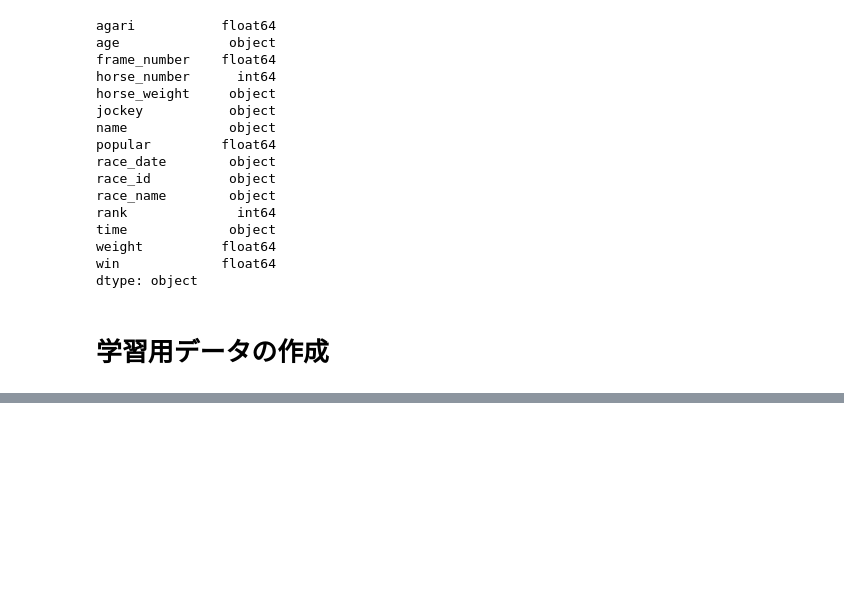
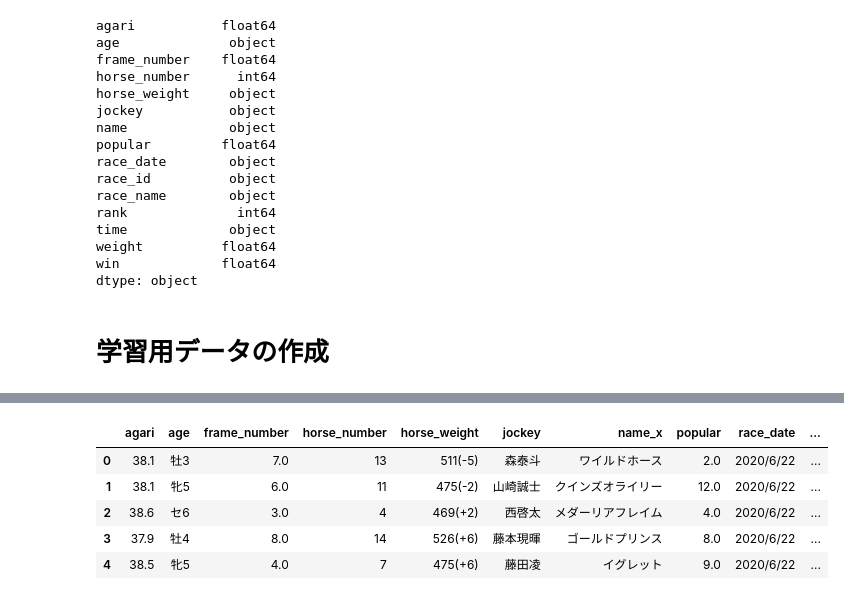
Before and after one commit to monda00/horse-race-notebook, a Jupyter notebook: horse_race_EDA.ipynb, the cells around one changed output, grey strips where cells are left out. Cells and saved outputs as stored; diff of their text form; code cells hidden in the pictures; blank space fills up the shorter version.

```diff
--- a/horse_race_EDA.ipynb
+++ b/horse_race_EDA.ipynb
@@ -646,0 +710,9 @@ dtype: object
+# %%
+train_df.head()
+# %% [output]
+|  | agari | age | frame_number | horse_number | horse_weight | jockey | name_x | popular | race_date | ... |
+| 0 | 38.1 | 牡3 | 7.0 | 13 | 511(-5) | 森泰斗 | ワイルドホース | 2.0 | 2020/6/22 | ... |
+| 1 | 38.1 | 牝5 | 6.0 | 11 | 475(-2) | 山崎誠士 | クインズオライリー | 12.0 | 2020/6/22 | ... |
+| 2 | 38.6 | セ6 | 3.0 | 4 | 469(+2) | 西啓太 | メダーリアフレイム | 4.0 | 2020/6/22 | ... |
+| 3 | 37.9 | 牡4 | 8.0 | 14 | 526(+6) | 藤本現暉 | ゴールドプリンス | 8.0 | 2020/6/22 | ... |
+| 4 | 38.5 | 牝5 | 4.0 | 7 | 475(+6) | 藤田凌 | イグレット | 9.0 | 2020/6/22 | ... |
```
Also changed, not shown: parts of 21 cells of this notebook.
